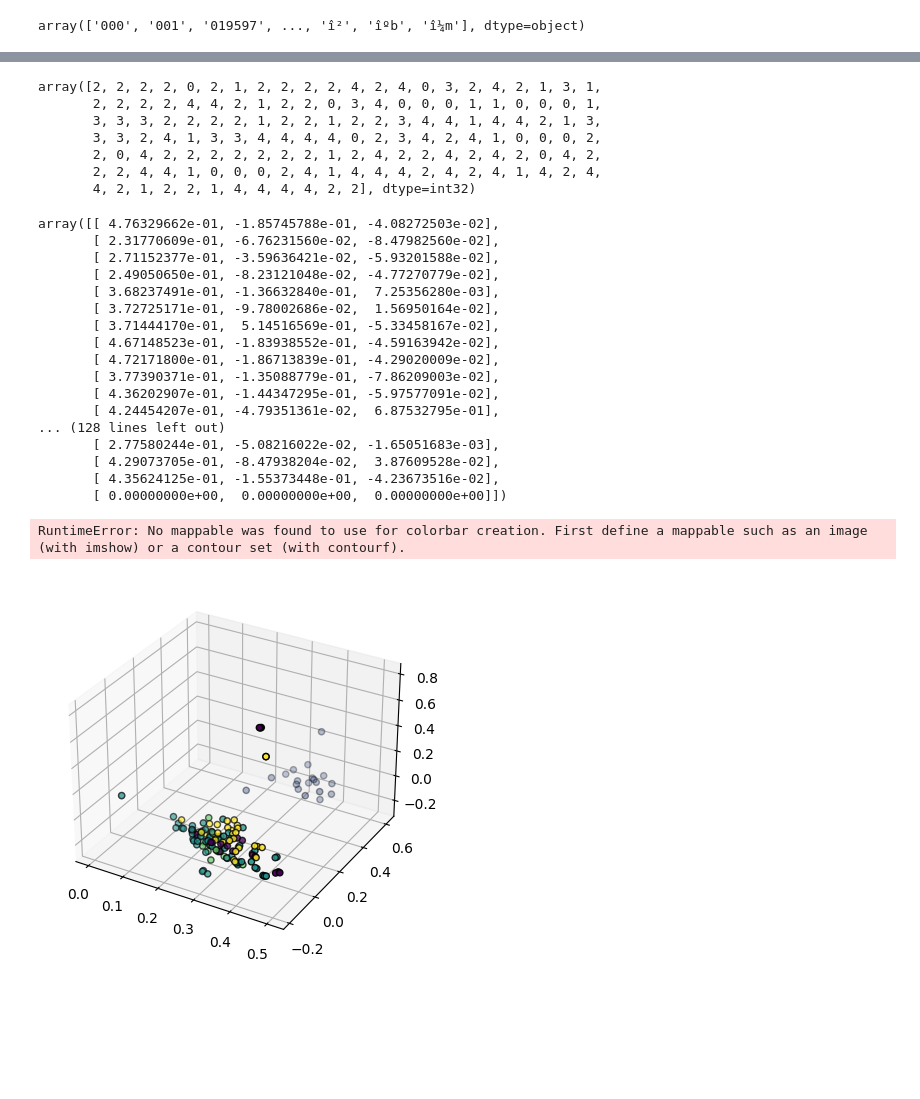
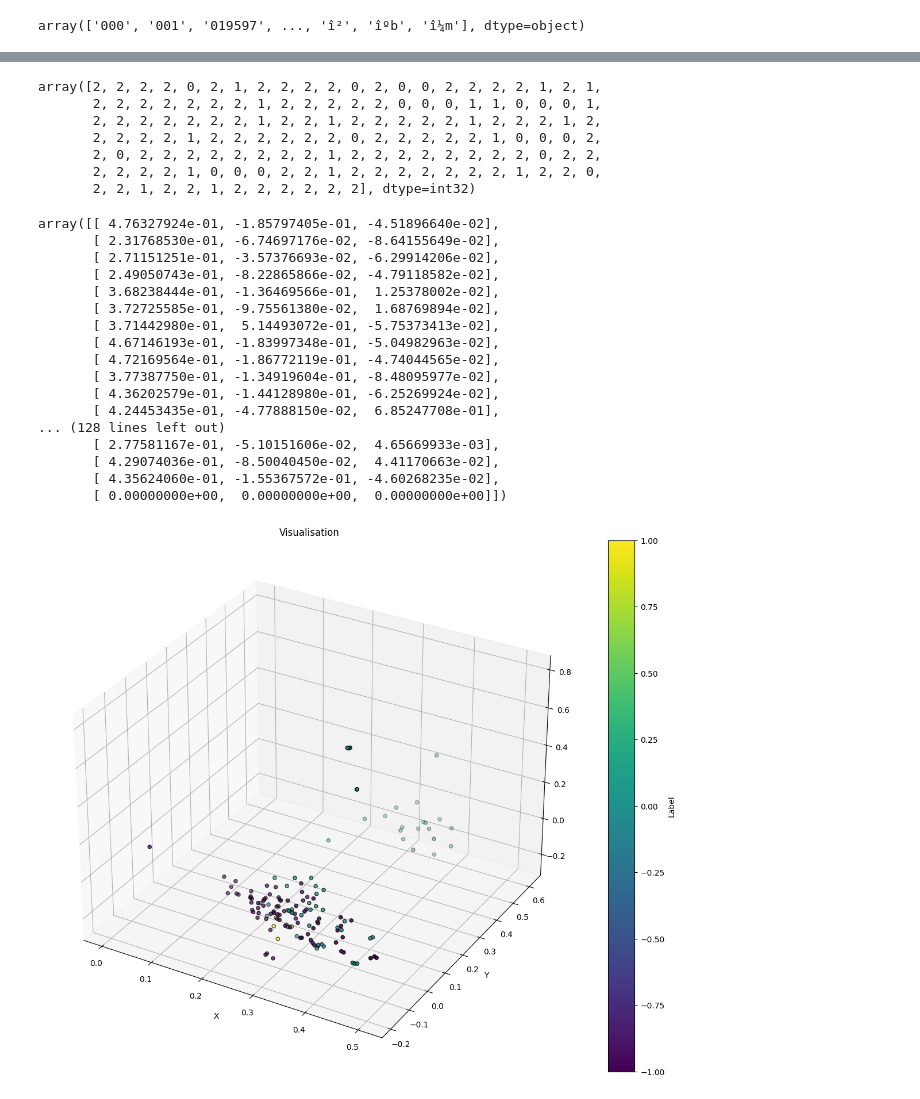
Before and after one commit to aleksandar1812/GeoDataClustering, a Jupyter notebook: Clustering.ipynb, the cells around one changed output, grey strips where cells are left out. Drawn from its saved outputs; the diff is of its cells as text; code cells hidden in the pictures; blank space fills up the shorter version.

```diff
--- a/Clustering.ipynb
+++ b/Clustering.ipynb
@@ -40,5 +62,4 @@ array(['000', '001', '019597', ..., 'î²', 'îºb', 'î¼m'], dtype=object)
 # %%
-k_means = KMeans(n_clusters=5)
-k_means.fit(data_matrix)
-k_means.transform(data_matrix,)
+k_means = KMeans(n_clusters=4,random_state=42)
+k_means.fit_predict(data_matrix)
 # %% [output]
@@ -61,0 +73,3 @@ array([[0.96811731, 1.09449482, 0.87311736, 0.99206606, 0.93486243],
+# %%
+bk_means = BisectingKMeans(n_clusters=4,random_state=42,bisecting_strategy='largest_cluster')
+bk_means.fit_predict(data_matrix)
@@ -62,59 +84,63 @@ array([[0.96811731, 1.09449482, 0.87311736, 0.99206606, 0.93486243],
+# %%
+#Very bad for this cause we can't know the scores between object we might get, so we can't make good predictions
+dbscan = DBSCAN(eps=0.75,min_samples=5,metric='cosine')
+dbscan_labels = dbscan.fit_predict(data_matrix)
 # %%
 k_means.labels_
 # %% [output]
-array([2, 2, 2, 2, 0, 2, 1, 2, 2, 2, 2, 4, 2, 4, 0, 3, 2, 4, 2, 1, 3, 1,
-       2, 2, 2, 2, 4, 4, 2, 1, 2, 2, 0, 3, 4, 0, 0, 0, 1, 1, 0, 0, 0, 1,
-       3, 3, 3, 2, 2, 2, 2, 1, 2, 2, 1, 2, 2, 3, 4, 4, 1, 4, 4, 2, 1, 3,
-       3, 3, 2, 4, 1, 3, 3, 4, 4, 4, 4, 0, 2, 3, 4, 2, 4, 1, 0, 0, 0, 2,
-       2, 0, 4, 2, 2, 2, 2, 2, 2, 2, 1, 2, 4, 2, 2, 4, 2, 4, 2, 0, 4, 2,
-       2, 2, 4, 4, 1, 0, 0, 0, 2, 4, 1, 4, 4, 4, 2, 4, 2, 4, 1, 4, 2, 4,
-       4, 2, 1, 2, 2, 1, 4, 4, 4, 4, 2, 2], dtype=int32)
+array([2, 2, 2, 2, 0, 2, 1, 2, 2, 2, 2, 0, 2, 0, 0, 2, 2, 2, 2, 1, 2, 1,
+       2, 2, 2, 2, 2, 2, 2, 1, 2, 2, 2, 2, 2, 0, 0, 0, 1, 1, 0, 0, 0, 1,
+       2, 2, 2, 2, 2, 2, 2, 1, 2, 2, 1, 2, 2, 2, 2, 2, 1, 2, 2, 2, 1, 2,
+       2, 2, 2, 2, 1, 2, 2, 2, 2, 2, 2, 0, 2, 2, 2, 2, 2, 1, 0, 0, 0, 2,
+       2, 0, 2, 2, 2, 2, 2, 2, 2, 2, 1, 2, 2, 2, 2, 2, 2, 2, 2, 0, 2, 2,
+       2, 2, 2, 2, 1, 0, 0, 0, 2, 2, 1, 2, 2, 2, 2, 2, 2, 2, 1, 2, 2, 0,
+       2, 2, 1, 2, 2, 1, 2, 2, 2, 2, 2, 2], dtype=int32)
 # %%
 svd = TruncatedSVD(n_components=3)
 svd_data = svd.fit_transform(data_matrix)
 # %%
 svd_data
 # %% [output]
-array([[ 4.76329662e-01, -1.85745788e-01, -4.08272503e-02],
-       [ 2.31770609e-01, -6.76231560e-02, -8.47982560e-02],
-       [ 2.71152377e-01, -3.59636421e-02, -5.93201588e-02],
-       [ 2.49050650e-01, -8.23121048e-02, -4.77270779e-02],
-       [ 3.68237491e-01, -1.36632840e-01,  7.25356280e-03],
-       [ 3.72725171e-01, -9.78002686e-02,  1.56950164e-02],
-       [ 3.71444170e-01,  5.14516569e-01, -5.33458167e-02],
-       [ 4.67148523e-01, -1.83938552e-01, -4.59163942e-02],
-       [ 4.72171800e-01, -1.86713839e-01, -4.29020009e-02],
-       [ 3.77390371e-01, -1.35088779e-01, -7.86209003e-02],
-       [ 4.36202907e-01, -1.44347295e-01, -5.97577091e-02],
-       [ 4.24454207e-01, -4.79351361e-02,  6.87532795e-01],
+array([[ 4.76327924e-01, -1.85797405e-01, -4.51896640e-02],
+       [ 2.31768530e-01, -6.74697176e-02, -8.64155649e-02],
+       [ 2.71151251e-01, -3.57376693e-02, -6.29914206e-02],
+       [ 2.49050743e-01, -8.22865866e-02, -4.79118582e-02],
+       [ 3.68238444e-01, -1.36469566e-01,  1.25378002e-02],
+       [ 3.72725585e-01, -9.75561380e-02,  1.68769894e-02],
+       [ 3.71442980e-01,  5.14493072e-01, -5.75373413e-02],
+       [ 4.67146193e-01, -1.83997348e-01, -5.04982963e-02],
+       [ 4.72169564e-01, -1.86772119e-01, -4.74044565e-02],
+       [ 3.77387750e-01, -1.34919604e-01, -8.48095977e-02],
+       [ 4.36202579e-01, -1.44128980e-01, -6.25269924e-02],
+       [ 4.24453435e-01, -4.77888150e-02,  6.85247708e-01],
 ... (128 lines left out)
-       [ 2.77580244e-01, -5.08216022e-02, -1.65051683e-03],
-       [ 4.29073705e-01, -8.47938204e-02,  3.87609528e-02],
-       [ 4.35624125e-01, -1.55373448e-01, -4.23673516e-02],
+       [ 2.77581167e-01, -5.10151606e-02,  4.65669933e-03],
+       [ 4.29074036e-01, -8.50040450e-02,  4.41170663e-02],
+       [ 4.35624060e-01, -1.55367572e-01, -4.60268235e-02],
        [ 0.00000000e+00,  0.00000000e+00,  0.00000000e+00]])
 # %%
 import numpy as np
 import matplotlib.pyplot as plt
 from mpl_toolkits.mplot3d import Axes3D
 
 
 x = svd_data[:,0]
 y = svd_data[:,1]
 z = svd_data[:,2]
-labels = k_means.labels_
-fig = plt.figure()
+labels = dbscan_labels
+
+fig = plt.figure(figsize=(15, 12))
 ax = fig.add_subplot(111, projection="3d")
 
 
 sc = ax.scatter(x, y, z, c=labels, cmap="viridis", edgecolors="k")
 
 
-plt.colorbar(label="Label")
+plt.colorbar(sc,label="Label")
 
-plt.xlabel("X koordinata")
-plt.ylabel("Y koordinata")
-plt.title("Scatter Plot sa bojom po labelu")
+plt.xlabel("X")
+plt.ylabel("Y")
+plt.title("Visualisation")
 plt.show()
 # %% [output]
-RuntimeError: No mappable was found to use for colorbar creation. First define a mappable such as an image (with imshow) or a contour set (with contourf).
-[figure, old version]
+[figure, new version]
```
Also changed, not shown: parts of 5 cells of this notebook, 1 other file.
